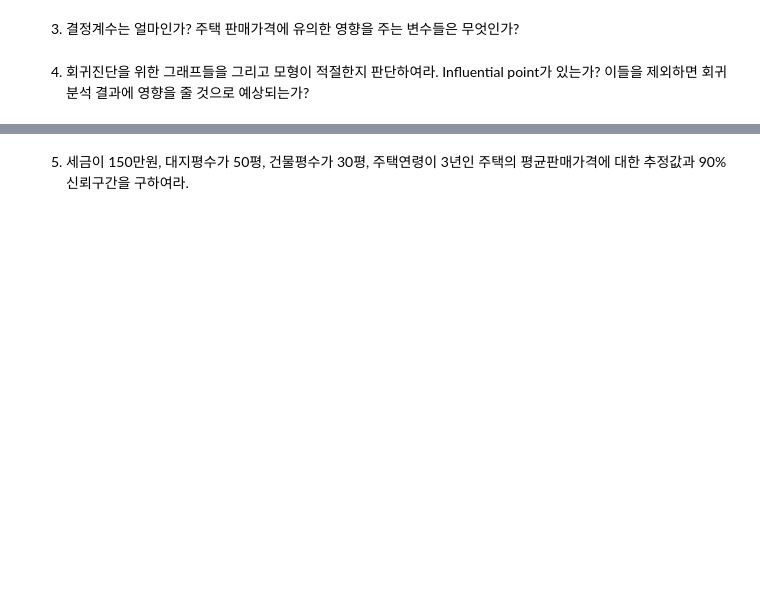
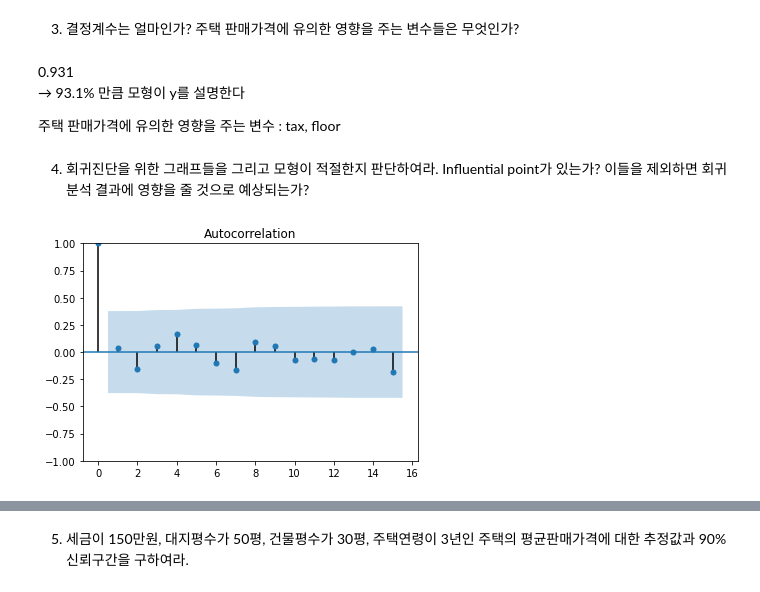
Before and after one commit to luckyspia/TIL, a Jupyter notebook: Statisic_Analysis/02.Multiple_Linear_Regression.ipynb, the cells around one changed output, grey strips where cells are left out. Cells and saved outputs as stored; diff of their text form; code cells hidden in the pictures; blank space fills up the shorter version.

Commit message:
Multiple Linear Regression

```diff
--- a/Statisic_Analysis/02.Multiple_Linear_Regression.ipynb
+++ b/Statisic_Analysis/02.Multiple_Linear_Regression.ipynb
@@ -243,2 +252,10 @@ VIF of Limit : 160.59287978597942
 # %% [markdown]
 2. 주택 판매가격을 종속변수로, 나머지 4개 변수를 설명변수로 하는 선형회귀모형을 적합하여라.
+# %%
+model = smf.ols('price~tax+ground+floor+year',data=house).fit()
+model.summary()
+
+# 추정된 회귀식 y hat = 1.219 + 0.052 * tax + 0.011 * ground + 0.349 * floor - 0.219 * year
+# F-statics: 74.53, P-value: 1.82e-12 = 모형이 굉장히 유의하다
+# 계수의 P-value가 높다고 통계적으로 0 이 아니라고 할만큼 충분한 값을 가지지 못한다는 의미일뿐, 0이라는 것이 아님
+# 귀무가설을 기각하지 못함 = 귀무가설이 참이다 → 해석은 그렇게 하지만 실상은 그렇지 않음
@@ -245,4 +285,21 @@ VIF of Limit : 160.59287978597942
 # %% [markdown]
 3.	결정계수는 얼마인가? 주택 판매가격에 유의한 영향을 주는 변수들은 무엇인가?
+# %% [markdown]
+0.931
+→ 93.1% 만큼 모형이 y를 설명한다
+
+주택 판매가격에 유의한 영향을 주는 변수 : tax, floor
 # %% [markdown]
 4.  회귀진단을 위한 그래프들을 그리고 모형이 적절한지 판단하여라. Influential point가 있는가? 이들을 제외하면 회귀분석 결과에 영향을 줄 것으로 예상되는가?
+# %%
+# 오차항의 독립성 확인
+
+# group에 의해 발생하는 corrleation을 모형에 고려하려면: Multilevel model / hierarchical linear model 사용
+model.resid # 모델의 잔차, 여러 집에서 측정한 집값이기 때문에 corrleation이 발생할 확률은 낮음
+sm.graphics.tsa.plot_acf(model.resid) # sm API의 자기상관함수(auto corrleation function)을 그래프로 그림
+plt.show()
+
+# x축: lag(시점의 밀리는 갯수); 자료를 한 시점씩 미뤄서, 자신과 해당 과거의 자료의 자기상관성을 계산
+# confidence band 안에 값이 들어간다는 의미는 자기상관성이 0과 크게 다르지 않음을 의미
+# %% [output]
+[figure, added]
```
Also changed, not shown: parts of 17 cells of this notebook.
